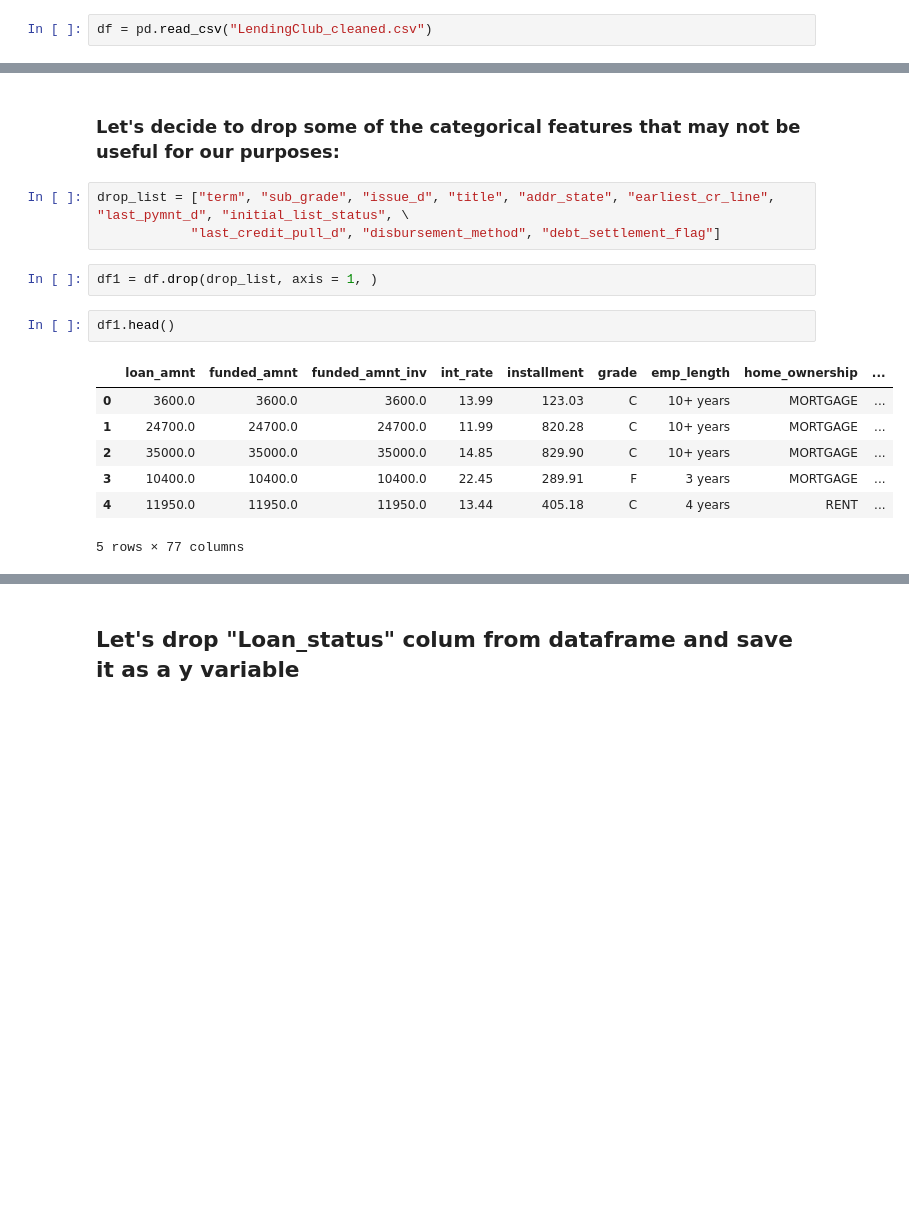
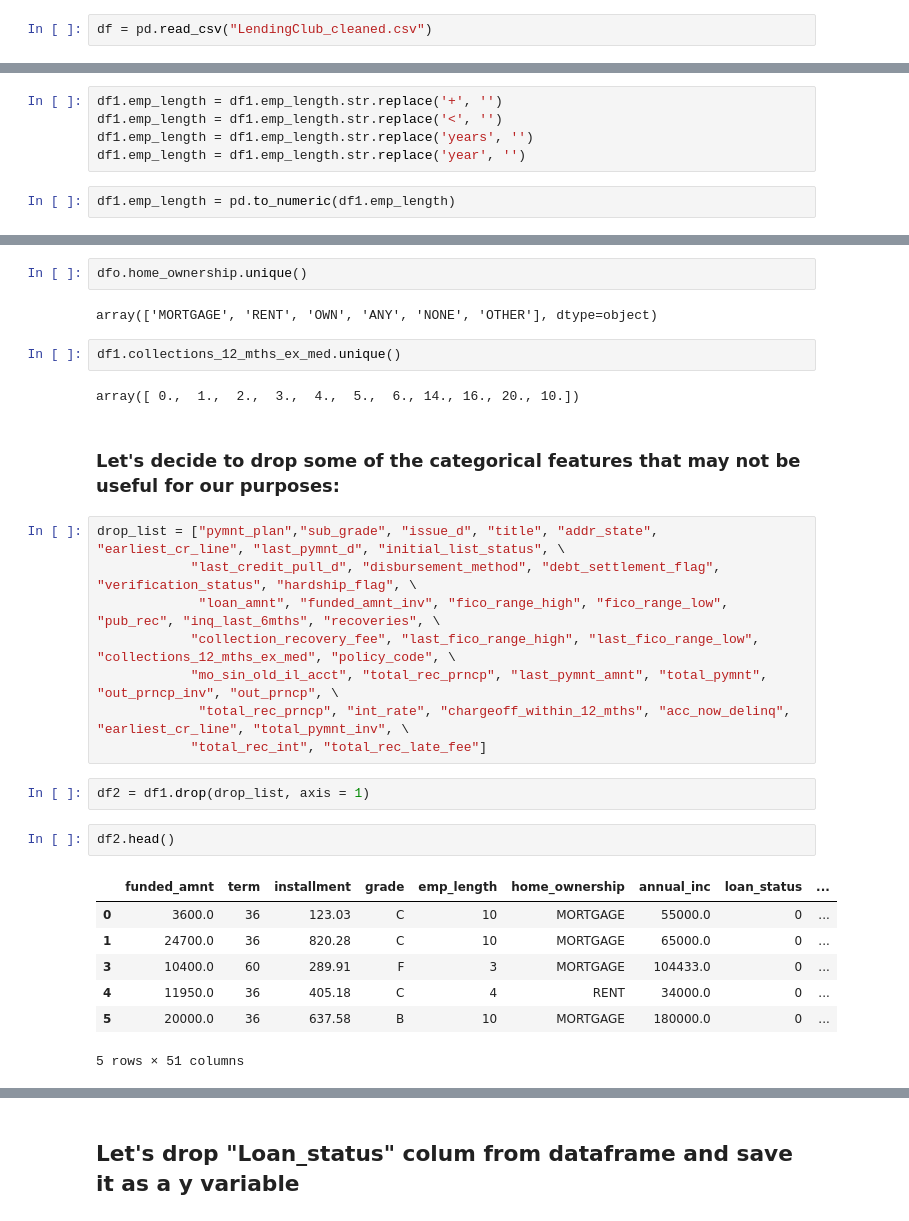
Before and after one commit to zonghaozhou/LendingClub-1, a Jupyter notebook: Feature_Engineering.ipynb, the cells around one changed output, grey strips where cells are left out. Saved outputs shown, nothing was run; the diff lists cells and outputs as text; blank space fills up the shorter version.

Commit message:
updated_drop_more_features

```diff
--- a/Feature_Engineering.ipynb
+++ b/Feature_Engineering.ipynb
@@ -51,0 +86,7 @@ memory usage: 1.2+ GB
+# %%
+df1.emp_length = df1.emp_length.str.replace('+', '')
+df1.emp_length = df1.emp_length.str.replace('<', '')
+df1.emp_length = df1.emp_length.str.replace('years', '')
+df1.emp_length = df1.emp_length.str.replace('year', '')
+# %%
+df1.emp_length = pd.to_numeric(df1.emp_length)
@@ -84,17 +128,30 @@ Name: emp_length, dtype: int64
+# %%
+dfo.home_ownership.unique()
+# %% [output]
+array(['MORTGAGE', 'RENT', 'OWN', 'ANY', 'NONE', 'OTHER'], dtype=object)
+# %%
+df1.collections_12_mths_ex_med.unique()
+# %% [output]
+array([ 0.,  1.,  2.,  3.,  4.,  5.,  6., 14., 16., 20., 10.])
 # %% [markdown]
 ### Let's decide to drop some of the categorical features that may not be useful for our purposes:
-# %%
-drop_list = ["term", "sub_grade", "issue_d", "title", "addr_state", "earliest_cr_line", "last_pymnt_d", "initial_list_status", \
-            "last_credit_pull_d", "disbursement_method", "debt_settlement_flag"]
+# %%
+drop_list = ["pymnt_plan","sub_grade", "issue_d", "title", "addr_state", "earliest_cr_line", "last_pymnt_d", "initial_list_status", \
+            "last_credit_pull_d", "disbursement_method", "debt_settlement_flag", "verification_status", "hardship_flag", \
+             "loan_amnt", "funded_amnt_inv", "fico_range_high", "fico_range_low", "pub_rec", "inq_last_6mths", "recoveries", \
+            "collection_recovery_fee", "last_fico_range_high", "last_fico_range_low", "collections_12_mths_ex_med", "policy_code", \
+            "mo_sin_old_il_acct", "total_rec_prncp", "last_pymnt_amnt", "total_pymnt", "out_prncp_inv", "out_prncp", \
+             "total_rec_prncp", "int_rate", "chargeoff_within_12_mths", "acc_now_delinq", "earliest_cr_line", "total_pymnt_inv", \
+            "total_rec_int", "total_rec_late_fee"]
 # %%
-df1 = df.drop(drop_list, axis = 1, )
+df2 = df1.drop(drop_list, axis = 1)
 # %%
-df1.head()
+df2.head()
 # %% [output]
-|  | loan_amnt | funded_amnt | funded_amnt_inv | int_rate | installment | grade | emp_length | home_ownership | ... |
-| 0 | 3600.0 | 3600.0 | 3600.0 | 13.99 | 123.03 | C | 10+ years | MORTGAGE | ... |
-| 1 | 24700.0 | 24700.0 | 24700.0 | 11.99 | 820.28 | C | 10+ years | MORTGAGE | ... |
-| 2 | 35000.0 | 35000.0 | 35000.0 | 14.85 | 829.90 | C | 10+ years | MORTGAGE | ... |
-| 3 | 10400.0 | 10400.0 | 10400.0 | 22.45 | 289.91 | F | 3 years | MORTGAGE | ... |
-| 4 | 11950.0 | 11950.0 | 11950.0 | 13.44 | 405.18 | C | 4 years | RENT | ... |
+|  | funded_amnt | term | installment | grade | emp_length | home_ownership | annual_inc | loan_status | ... |
+| 0 | 3600.0 | 36 | 123.03 | C | 10 | MORTGAGE | 55000.0 | 0 | ... |
+| 1 | 24700.0 | 36 | 820.28 | C | 10 | MORTGAGE | 65000.0 | 0 | ... |
+| 3 | 10400.0 | 60 | 289.91 | F | 3 | MORTGAGE | 104433.0 | 0 | ... |
+| 4 | 11950.0 | 36 | 405.18 | C | 4 | RENT | 34000.0 | 0 | ... |
+| 5 | 20000.0 | 36 | 637.58 | B | 10 | MORTGAGE | 180000.0 | 0 | ... |
-5 rows × 77 columns
+5 rows × 51 columns
```
Also changed, not shown: parts of 34 cells of this notebook.
